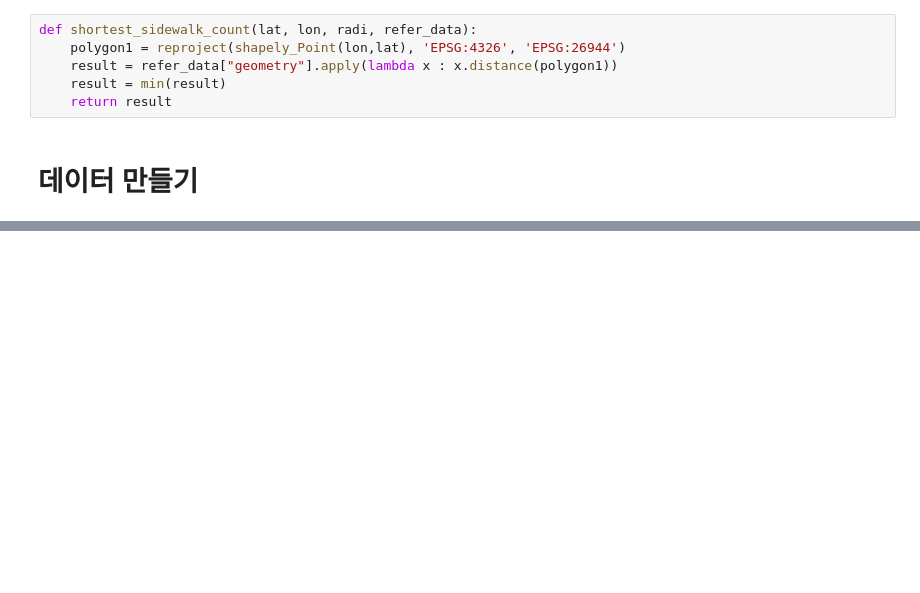
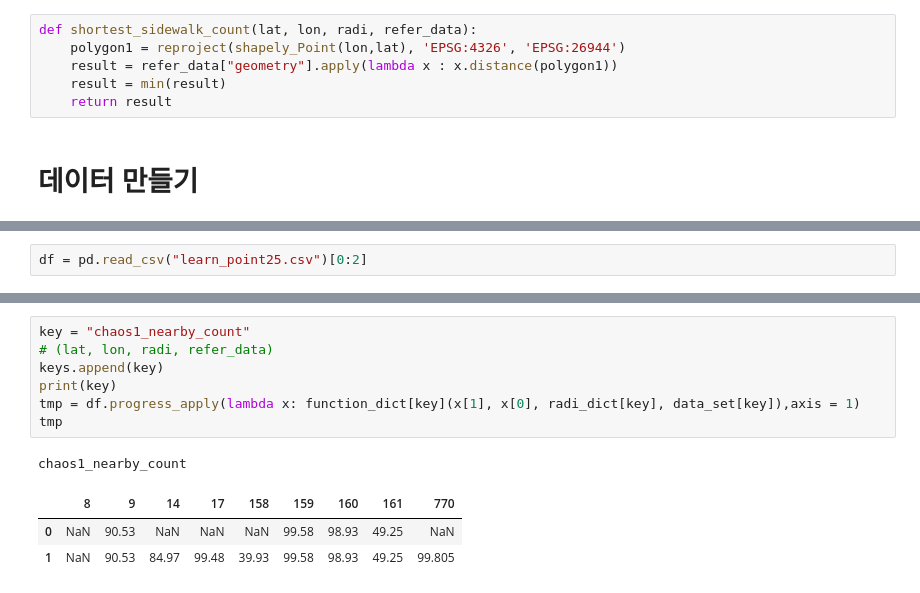
Before and after one commit to leejaehoon2016/Car_Accident, a Jupyter notebook: Feature/이재훈 분석.ipynb, the cells around one changed output, grey strips where cells are left out. Drawn from its saved outputs; the diff is of its cells as text; blank space fills up the shorter version.

```diff
--- a/Feature/이재훈 분석.ipynb
+++ b/Feature/이재훈 분석.ipynb
@@ -578,0 +572,2 @@ tqdm_notebook.pandas()
+# %%
+df = pd.read_csv("learn_point25.csv")[0:2]
@@ -578,0 +587,12 @@ tqdm_notebook.pandas()
+# %%
+key = "chaos1_nearby_count"
+# (lat, lon, radi, refer_data)
+keys.append(key)
+print(key)
+tmp = df.progress_apply(lambda x: function_dict[key](x[1], x[0], radi_dict[key], data_set[key]),axis = 1)
+tmp
+# %% [output]
+chaos1_nearby_count
+|  | 8 | 9 | 14 | 17 | 158 | 159 | 160 | 161 | 770 |
+| 0 | NaN | 90.53 | NaN | NaN | NaN | 99.58 | 98.93 | 49.25 | NaN |
+| 1 | NaN | 90.53 | 84.97 | 99.48 | 39.93 | 99.58 | 98.93 | 49.25 | 99.805 |
```
Also changed, not shown: parts of 23 cells of this notebook.
